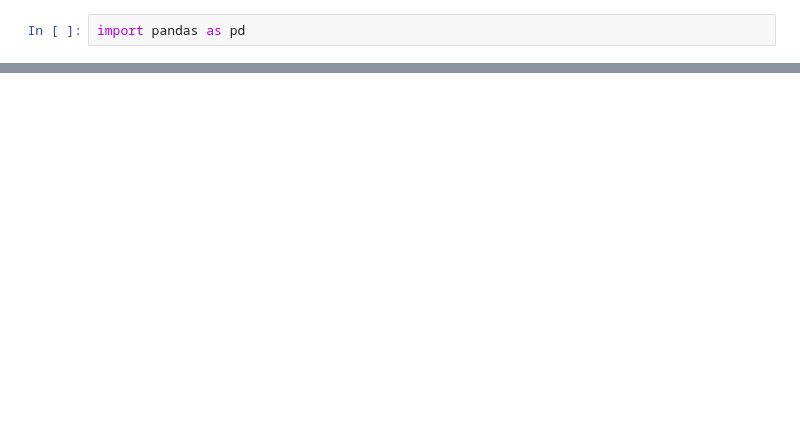
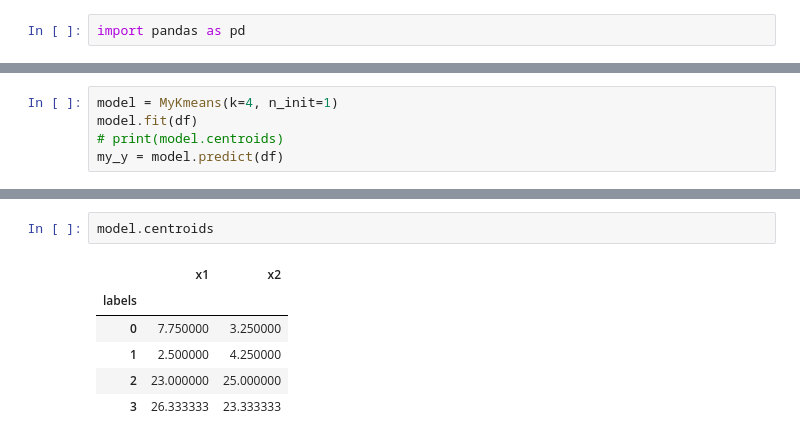
Before and after one commit to hadi-M/CS-Data-Science-Build-Week-1, a Jupyter notebook: kmeans.ipynb, the cells around one changed output, grey strips where cells are left out. Cells and saved outputs as stored; diff of their text form; blank space fills up the shorter version.

```diff
--- a/kmeans.ipynb
+++ b/kmeans.ipynb
@@ -51,0 +56,5 @@ dtype: object
+# %%
+model = MyKmeans(k=4, n_init=1)
+model.fit(df)
+# print(model.centroids)
+my_y = model.predict(df)
@@ -51,0 +81,9 @@ dtype: object
+# %%
+model.centroids
+# %% [output]
+|  | x1 | x2 |
+| labels |  |  |
+| 0 | 7.750000 | 3.250000 |
+| 1 | 2.500000 | 4.250000 |
+| 2 | 23.000000 | 25.000000 |
+| 3 | 26.333333 | 23.333333 |
```
Also changed, not shown: parts of 18 cells of this notebook, 3 other files.
